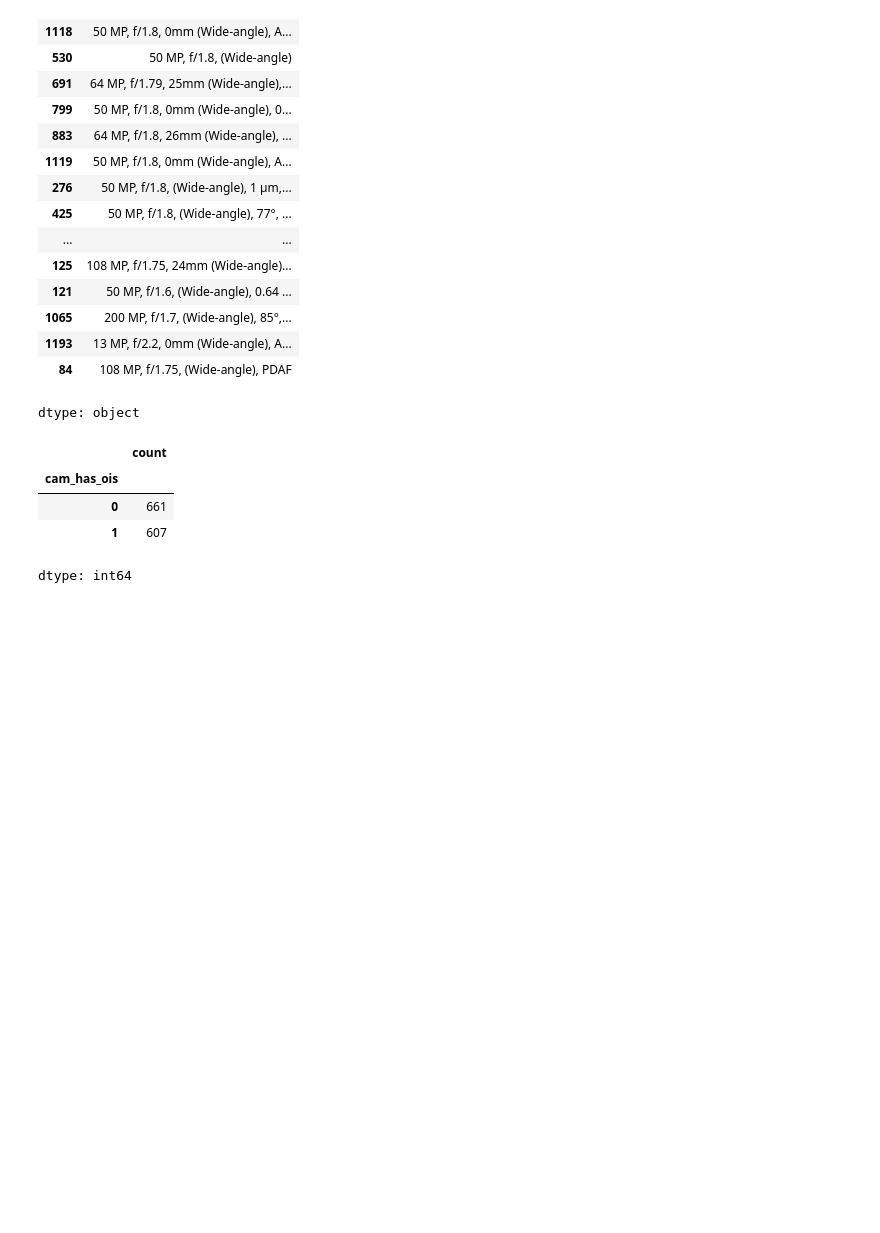
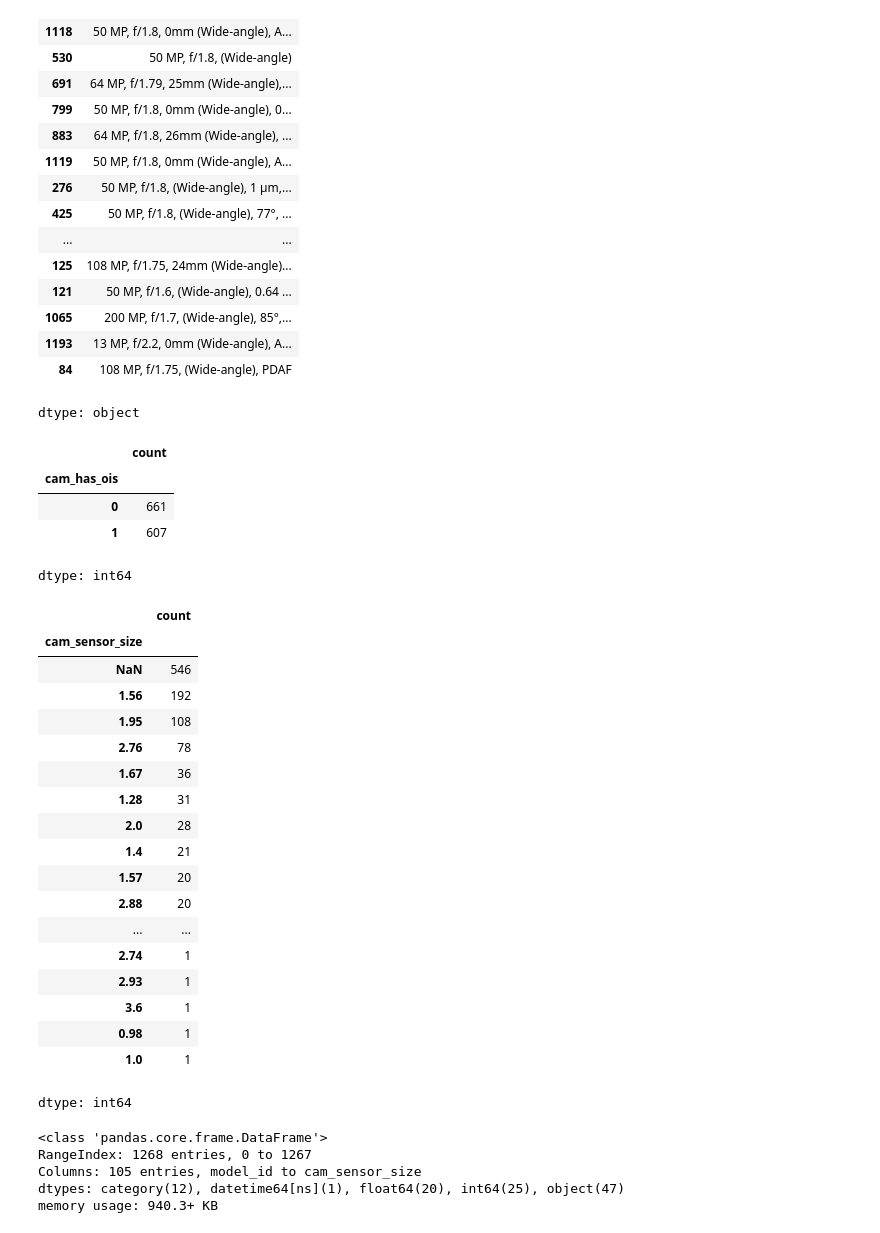
Before and after one commit to rajeshxdatascience/smartphone-recommender-system, a Jupyter notebook: SpecLens_AI_Data_Engineering.ipynb, the cells around one changed output. Cells and saved outputs as stored; diff of their text form; code cells hidden in the pictures; blank space fills up the shorter version.

Commit message:
feat: extracted cam_sensor_size as numerical denominator to capture sensor quality signal"

```diff
--- a/SpecLens_AI_Data_Engineering.ipynb
+++ b/SpecLens_AI_Data_Engineering.ipynb
@@ -3271,3 +3271,27 @@ df['cam_has_ois'].value_counts()
 | 0 | 661 |
 | 1 | 607 |
 dtype: int64
+# %%
+df['cam_sensor_size'] = df['main_cam'].str.extract(r'1/(\d+\.\d+)')
+# %%
+df['cam_sensor_size'].value_counts(dropna=False)
+# %% [output]
+|  | count |
+| cam_sensor_size |  |
+| NaN | 546 |
+| 1.56 | 192 |
+| 1.95 | 108 |
+| 2.76 | 78 |
+| 1.67 | 36 |
+| 1.28 | 31 |
+| 2.0 | 28 |
+| 1.4 | 21 |
+| 1.57 | 20 |
+| 2.88 | 20 |
+| ... | ... |
+| 2.74 | 1 |
+| 2.93 | 1 |
+| 3.6 | 1 |
+| 0.98 | 1 |
+| 1.0 | 1 |
+dtype: int64
@@ -3273,0 +3300,8 @@ dtype: int64
+# %%
+df.info()
+# %% [output]
+<class 'pandas.core.frame.DataFrame'>
+RangeIndex: 1268 entries, 0 to 1267
+Columns: 105 entries, model_id to cam_sensor_size
+dtypes: category(12), datetime64[ns](1), float64(20), int64(25), object(47)
+memory usage: 940.3+ KB
```
Also changed, not shown: parts of 1 cell of this notebook.
